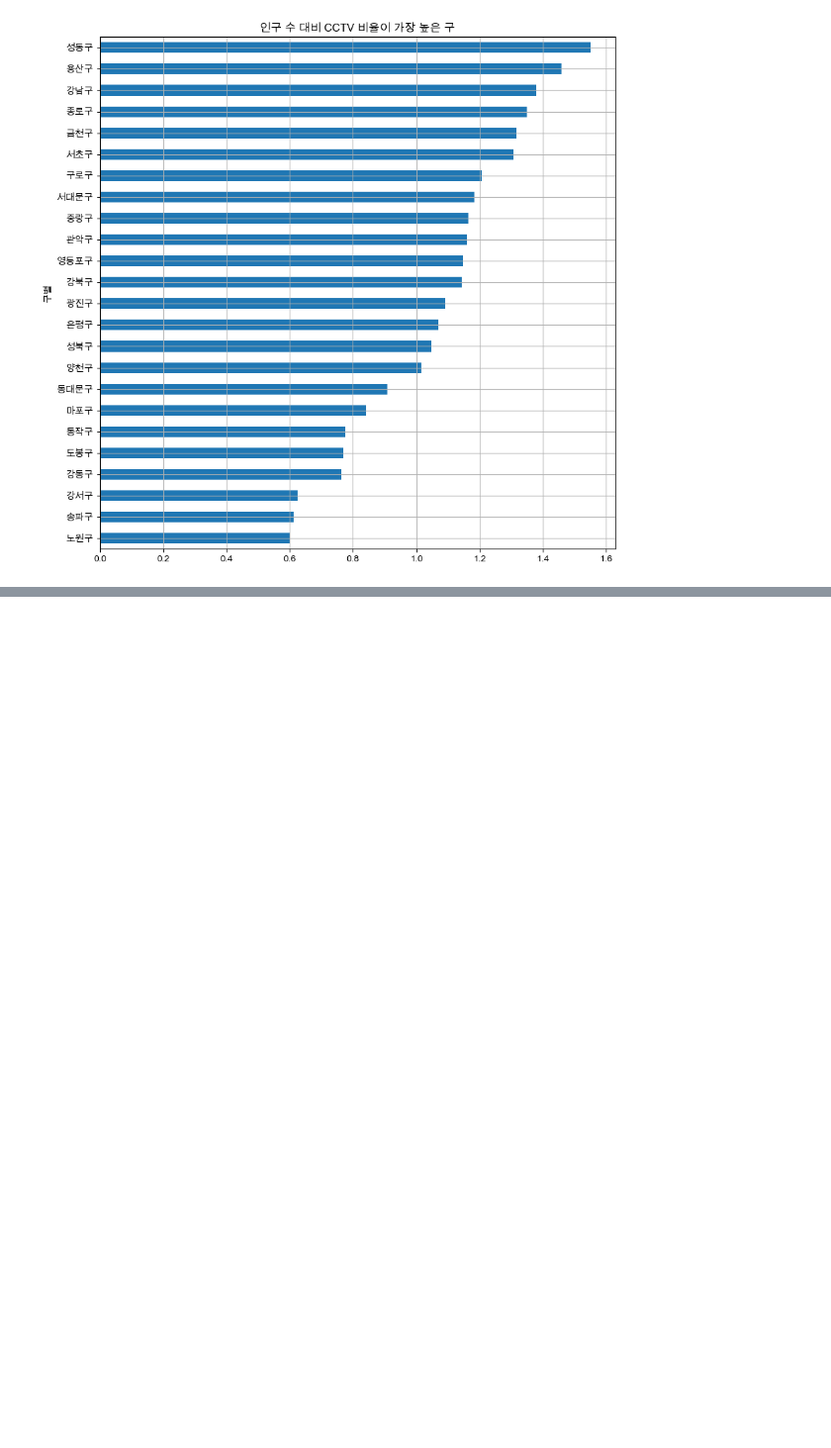
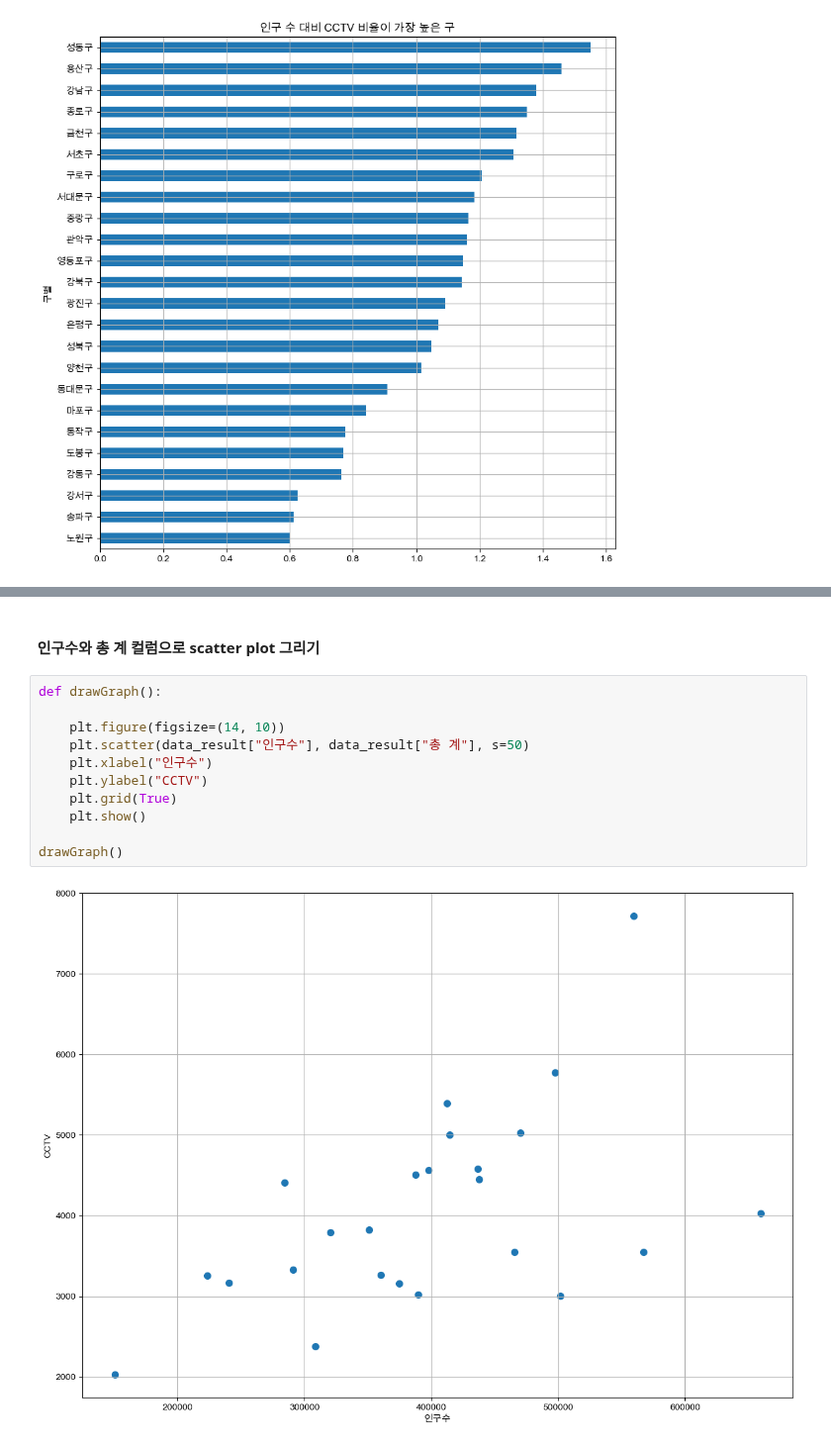
Before and after one commit to solpinetree/ds_study, a Jupyter notebook: source_code/01.Analysis Seoul CCTV.ipynb, the cells around one changed output, grey strips where cells are left out. Shown at 99% size. Saved outputs shown, nothing was run; the diff lists cells and outputs as text; blank space fills up the shorter version.

```diff
--- a/source_code/01.Analysis Seoul CCTV.ipynb
+++ b/source_code/01.Analysis Seoul CCTV.ipynb
@@ -1255,0 +1268,15 @@ drawGraph()
+# %% [markdown]
+#### 인구수와 총 계 컬럼으로 scatter plot 그리기
+# %%
+def drawGraph():
+
+    plt.figure(figsize=(14, 10))
+    plt.scatter(data_result["인구수"], data_result["총 계"], s=50)
+    plt.xlabel("인구수")
+    plt.ylabel("CCTV")
+    plt.grid(True)
+    plt.show()
+
+drawGraph()
+# %% [output]
+[figure, added]
```
Also changed, not shown: parts of 56 cells of this notebook.
